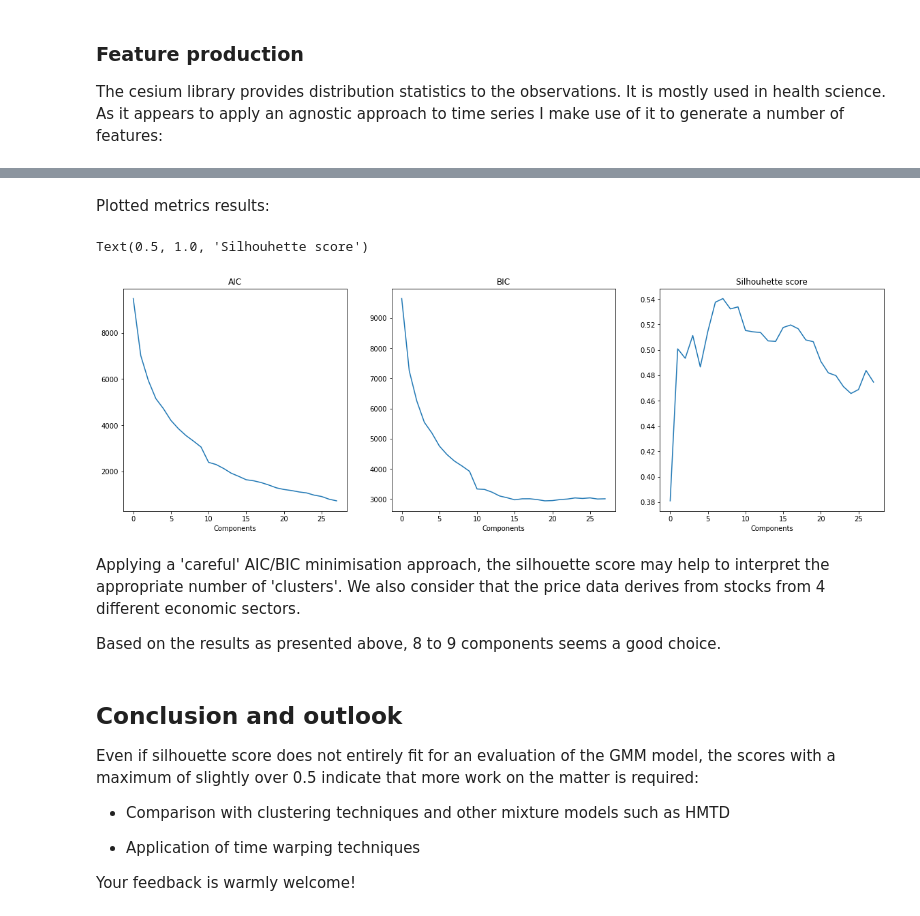
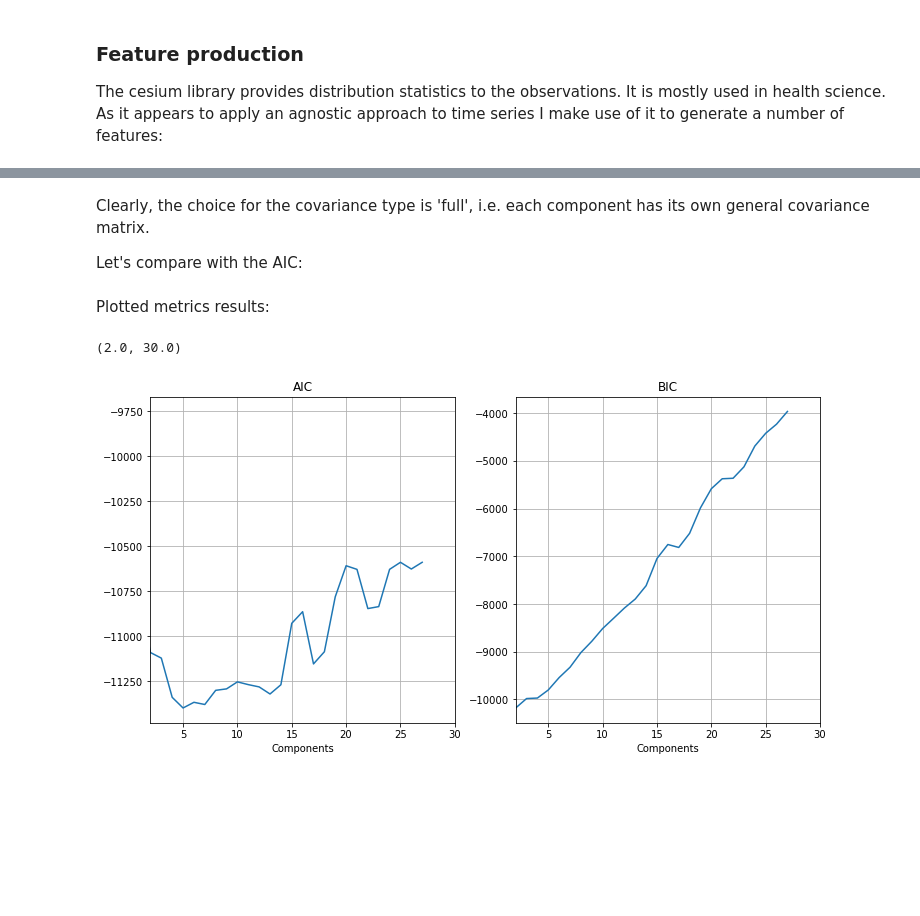
Before and after one commit to sachaschwab/Trade-Data-Clustering, a Jupyter notebook: code.ipynb, the cells around one changed output, grey strips where cells are left out. Drawn from its saved outputs; the diff is of its cells as text; code cells hidden in the pictures; blank space fills up the shorter version.

```diff
--- a/code.ipynb
+++ b/code.ipynb
@@ -121,47 +166,38 @@ For the metrics, the 2 first choices are AIC and BIC. Out of interest I also add
+# %% [markdown]
+Clearly, the choice for the covariance type is 'full', i.e. each component has its own general covariance matrix.
+
+Let's compare with the AIC:
 # %%
 X = np.array(df_features)
-sils = []
+models = []
 bics = []
 aics = []
 components_range = range(2,30,1)
 for cl in components_range:
-    fit = GMM(n_components=cl, random_state=0, covariance_type='diag').fit(X)
+    model = GMM(n_components=cl, random_state=0, covariance_type='full')
+    models.append(model)
+    fit = model.fit(X)
     labels = fit.predict(X)
-    sil = metrics.silhouette_score(X, labels, metric='euclidean')
-    sils.append(sil)
     bics.append(fit.bic(X))
     aics.append(fit.aic(X))
 # %% [markdown]
 Plotted metrics results:
 # %%
-import matplotlib.pyplot as plt
 x = components_range
 
 # Create just a figure and only one subplot
-fig, (ax1, ax2, ax3) = plt.subplots(1, 3, figsize=(20, 6))
-scores = ['AIC', 'BIC', 'Sihouette score']
+fig, (ax1, ax2) = plt.subplots(1, 2, figsize=(12, 6))
+plt.xlim([2, 30])
 ax1.plot(aics)
 ax1.set_title('AIC')
+ax1.grid(True)
 ax1.set(xlabel='Components')
+ax1.set_xlim([2, 30])
 ax2.plot(bics)
+ax2.grid(True)
 ax2.set(xlabel='Components')
 ax2.set_title('BIC')
-ax3.plot(sils)
-ax3.set(xlabel='Components')
-ax3.set_title('Silhouhette score')
+ax2.set_xlim([2, 30])
 # %% [output]
-Text(0.5, 1.0, 'Silhouhette score')
+(2.0, 30.0)
-[figure, old version]
+[figure, new version]
-# %% [markdown]
-Applying a 'careful' AIC/BIC minimisation approach, the silhouette score may help to interpret the appropriate number of 'clusters'. We also consider that the price data derives from stocks from 4 different economic sectors.
-
-Based on the results as presented above, 8 to 9 components seems a good choice.
-# %% [markdown]
-## Conclusion and outlook
-
-Even if silhouette score does not entirely fit for an evaluation of the GMM model, the scores with a maximum of slightly over 0.5 indicate that more work on the matter is required:
-- Comparison with clustering techniques and other mixture models such as HMTD
-
-- Application of time warping techniques
-
-Your feedback is warmly welcome!
```
Also changed, not shown: parts of 11 cells of this notebook.
